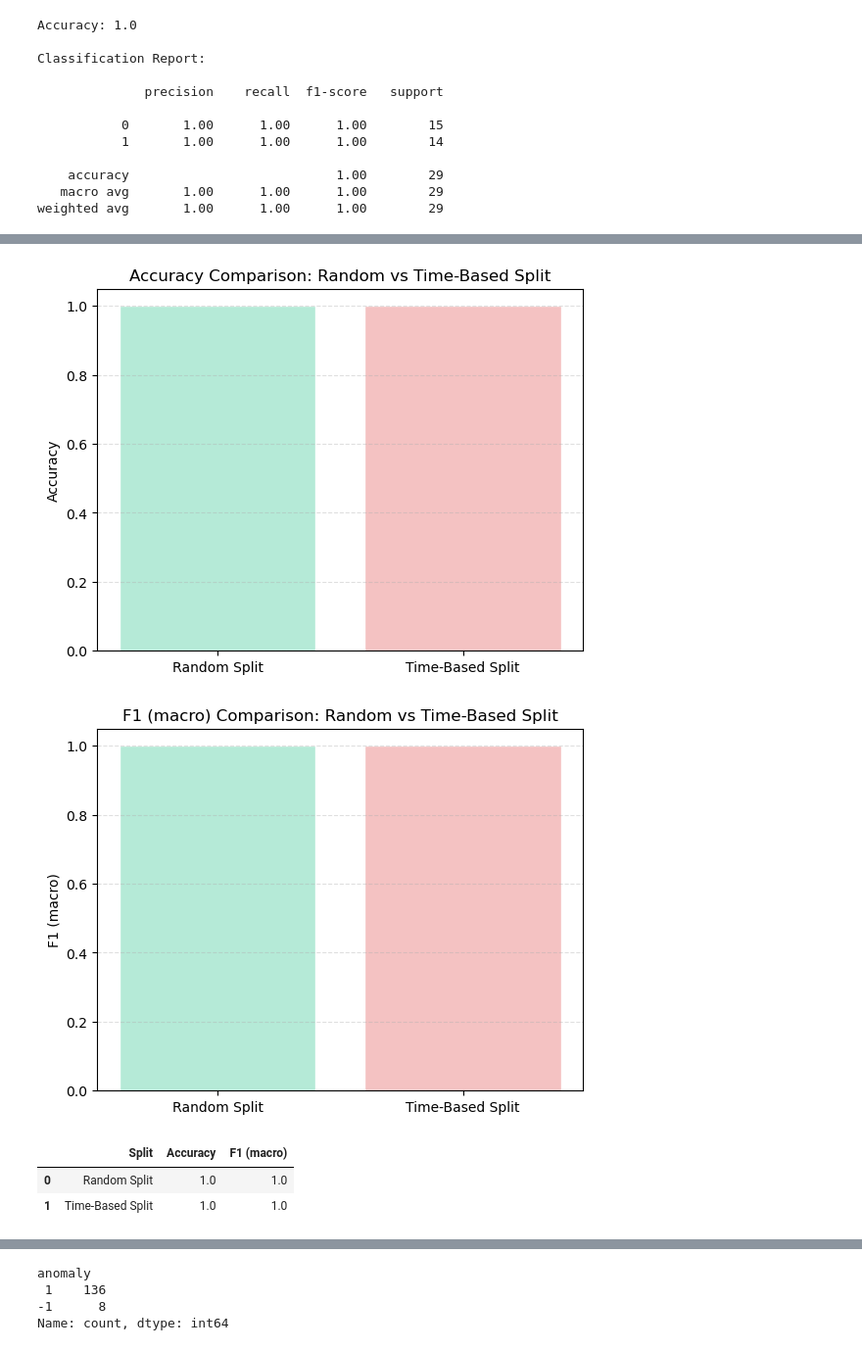
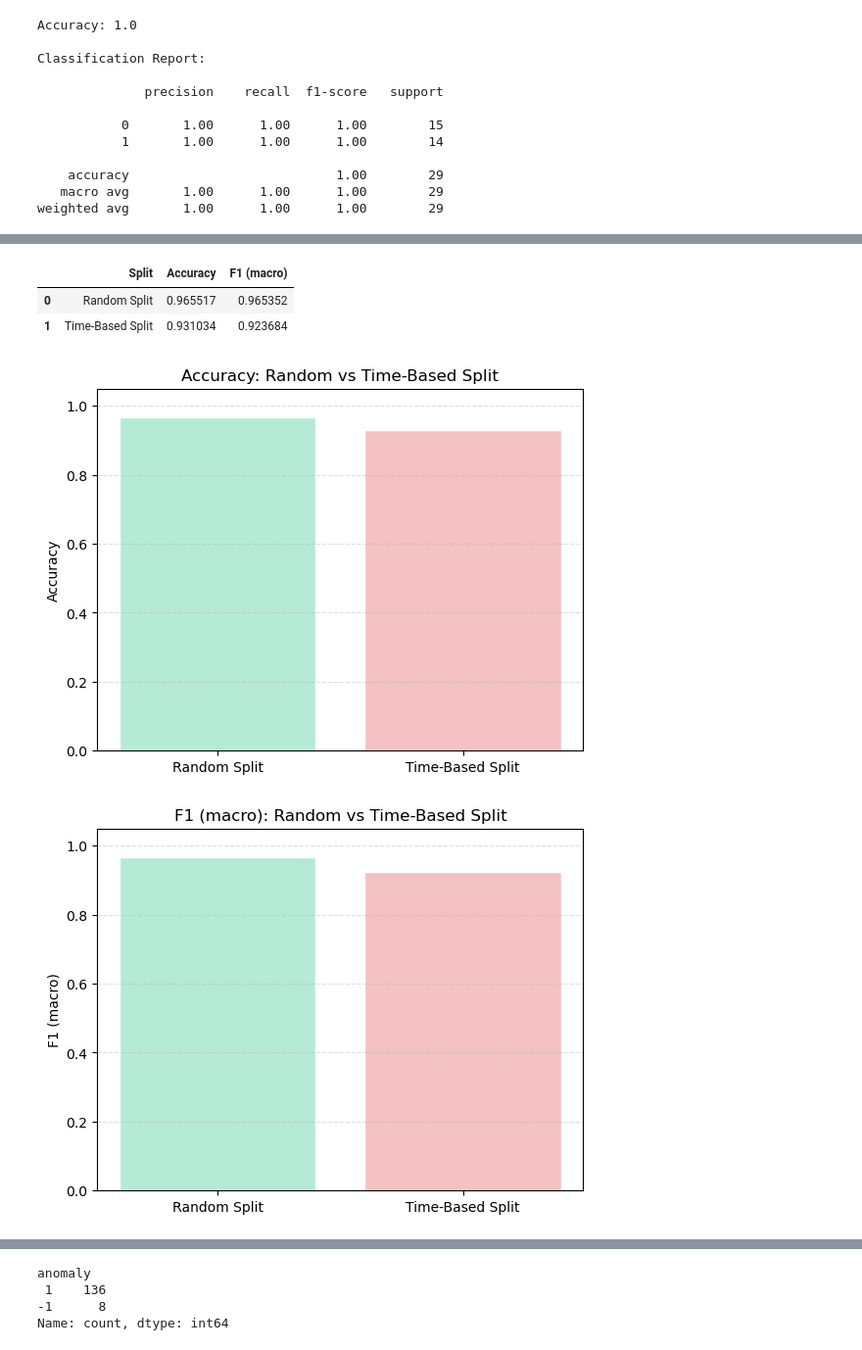
Before and after one commit to mor2800/ML-Project, a Jupyter notebook: data/ml projectt.ipynb, the cells around one changed output, grey strips where cells are left out. Shown at 98% size. Cells and saved outputs as stored; diff of their text form; code cells hidden in the pictures.

```diff
--- a/data/ml projectt.ipynb
+++ b/data/ml projectt.ipynb
@@ -190 +202,11 @@ Name: proportion, dtype: float64
+# %%
+LEAK_COLS = [
+    "Total Gross Gaming Revenue",
+    "Unadjusted Monthly Gaming Revenue",
+    "Online Sports Wagering Win/(Loss)",
+    "Payment (7)",
+    "Federal Excise Tax (4)",
+    "Promotional Deduction (6)"
+]
+BASE_DROP = ["target_high_revenue", "Month Ending", "Notes"]
 # %%
@@ -471,12 +409,14 @@ plt.show()
 [figure]
+# %%
+preprocessor_t = make_preprocessor(X_train_t)
 # %%
-
 logreg_time = Pipeline(
     steps=[
-        ("preprocessor", preprocessor),
+        ("preprocessor", preprocessor_t),
         ("classifier", LogisticRegression(max_iter=1000, random_state=42))
     ]
 )
+
 
 # Train on past data
 logreg_time.fit(X_train_t, y_train_t)
@@ -487,4 +427,7 @@ y_pred_time = logreg_time.predict(X_test_t)
 print("Accuracy:", accuracy_score(y_test_t, y_pred_time))
 print("\nClassification Report:\n")
 print(classification_report(y_test_t, y_pred_time))
+y_proba_time = logreg_time.predict_proba(X_test_t)[:, 1]
+auc_time = roc_auc_score(y_test_t, y_proba_time)
+print("ROC-AUC:", round(auc_time, 3))
 # %% [output]
@@ -518,78 +463,57 @@ plt.show()
 # %%
-
-# --- build X,y ONCE (same columns for both splits) ---
-drop_cols = ["Total Gross Gaming Revenue", "target_high_revenue", "Month Ending", "Notes"]
-X_all = df.drop(columns=drop_cols)
+#  Random split (comparison only)
+drop_cols = BASE_DROP + LEAK_COLS
+X_all = df.drop(columns=drop_cols, errors="ignore")
 y_all = df["target_high_revenue"]
 
-# --- 1) Random split ---
 X_train_r, X_test_r, y_train_r, y_test_r = train_test_split(
     X_all, y_all, test_size=0.2, random_state=42, stratify=y_all
 )
 
 logreg_random = Pipeline([
-    ("preprocessor", preprocessor),
+    ("preprocessor", make_preprocessor(X_train_r)),
     ("classifier", LogisticRegression(max_iter=1000, random_state=42))
 ])
 
 logreg_random.fit(X_train_r, y_train_r)
 y_pred_random = logreg_random.predict(X_test_r)
 
-# --- 2) Time-based split (same X_all, just by time index) ---
-df_sorted = df.sort_values("Month Ending").reset_index(drop=True)
-X_time = df_sorted.drop(columns=drop_cols)
-y_time = df_sorted["target_high_revenue"]
-
-split_idx = int(len(df_sorted) * 0.8)
-X_train_t = X_time.iloc[:split_idx]
-X_test_t  = X_time.iloc[split_idx:]
-y_train_t = y_time.iloc[:split_idx]
-y_test_t  = y_time.iloc[split_idx:]
-
-logreg_time = Pipeline([
-    ("preprocessor", preprocessor),
-    ("classifier", LogisticRegression(max_iter=1000, random_state=42))
-])
-
-logreg_time.fit(X_train_t, y_train_t)
-y_pred_time = logreg_time.predict(X_test_t)
-
-# --- Metrics table ---
+# compare random (new) vs time (already computed above)
 results = pd.DataFrame({
     "Split": ["Random Split", "Time-Based Split"],
     "Accuracy": [
         accuracy_score(y_test_r, y_pred_random),
         accuracy_score(y_test_t, y_pred_time)
     ],
     "F1 (macro)": [
         f1_score(y_test_r, y_pred_random, average="macro"),
         f1_score(y_test_t, y_pred_time, average="macro")
     ]
 })
 
-# --- Plot Accuracy ---
+display(results)
+
 plt.figure()
-plt.bar(results["Split"], results["Accuracy"], color=["#B5EAD7", "#F4C2C2"], edgecolor="white")
-plt.title("Accuracy Comparison: Random vs Time-Based Split")
+plt.bar(results["Split"], results["Accuracy"],
+        color=["#B5EAD7", "#F4C2C2"], edgecolor="white")
+plt.title("Accuracy: Random vs Time-Based Split")
 plt.ylabel("Accuracy")
 plt.ylim(0, 1.05)
 plt.grid(axis="y", linestyle="--", alpha=0.4)
 plt.show()
 
-# --- Plot F1 ---
 plt.figure()
-plt.bar(results["Split"], results["F1 (macro)"], color=["#B5EAD7", "#F4C2C2"], edgecolor="white")
-plt.title("F1 (macro) Comparison: Random vs Time-Based Split")
+plt.bar(results["Split"], results["F1 (macro)"],
+        color=["#B5EAD7", "#F4C2C2"], edgecolor="white")
+plt.title("F1 (macro): Random vs Time-Based Split")
 plt.ylabel("F1 (macro)")
 plt.ylim(0, 1.05)
 plt.grid(axis="y", linestyle="--", alpha=0.4)
 plt.show()
-
-results
 # %% [output]
+|  | Split | Accuracy | F1 (macro) |
+| 0 | Random Split | 0.965517 | 0.965352 |
+| 1 | Time-Based Split | 0.931034 | 0.923684 |
-[figure, old version]
+[figure, new version]
-[figure, old version]
+[figure, new version]
-|  | Split | Accuracy | F1 (macro) |
-| 0 | Random Split | 1.0 | 1.0 |
-| 1 | Time-Based Split | 1.0 | 1.0 |
 # %%
```
Also changed, not shown: parts of 40 cells of this notebook.
